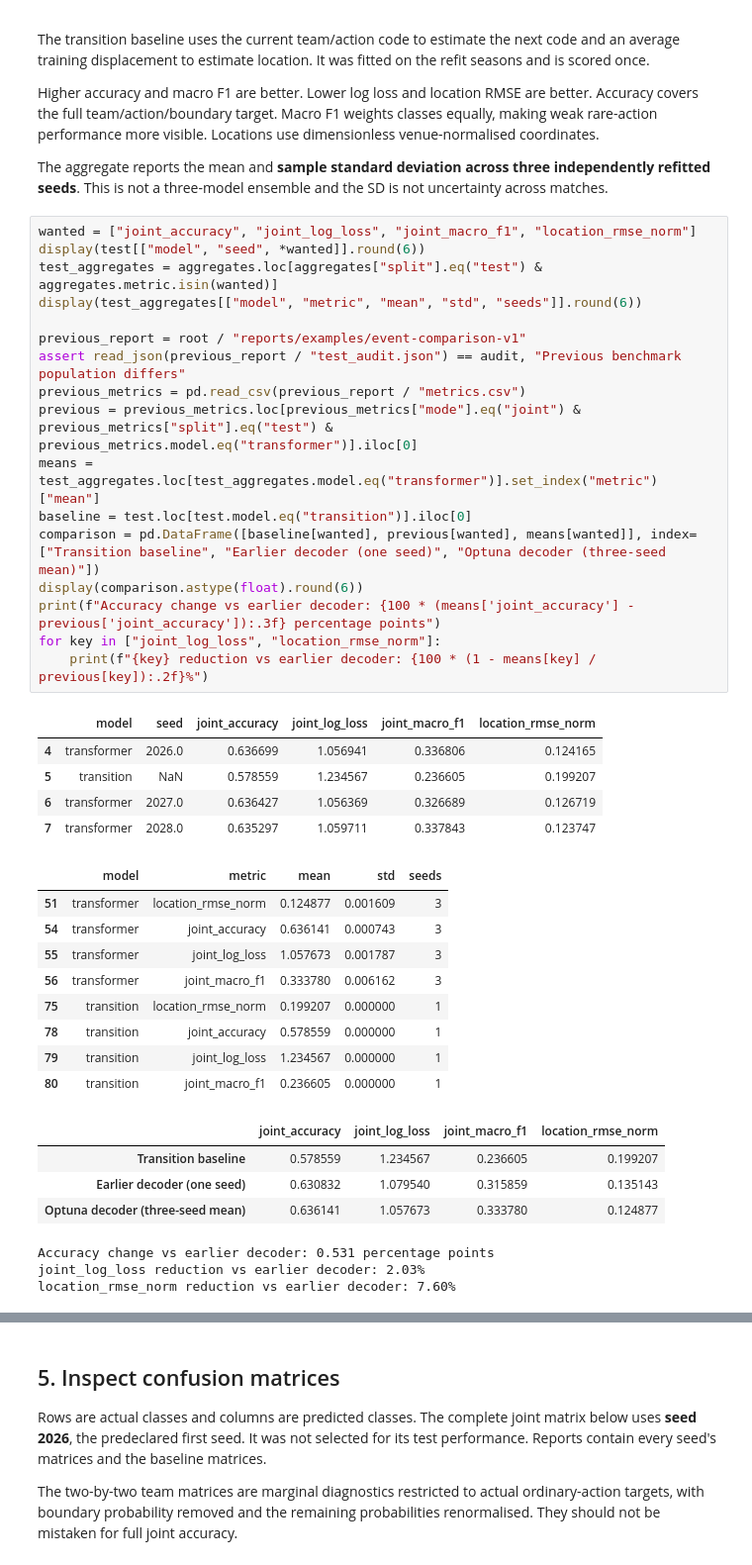
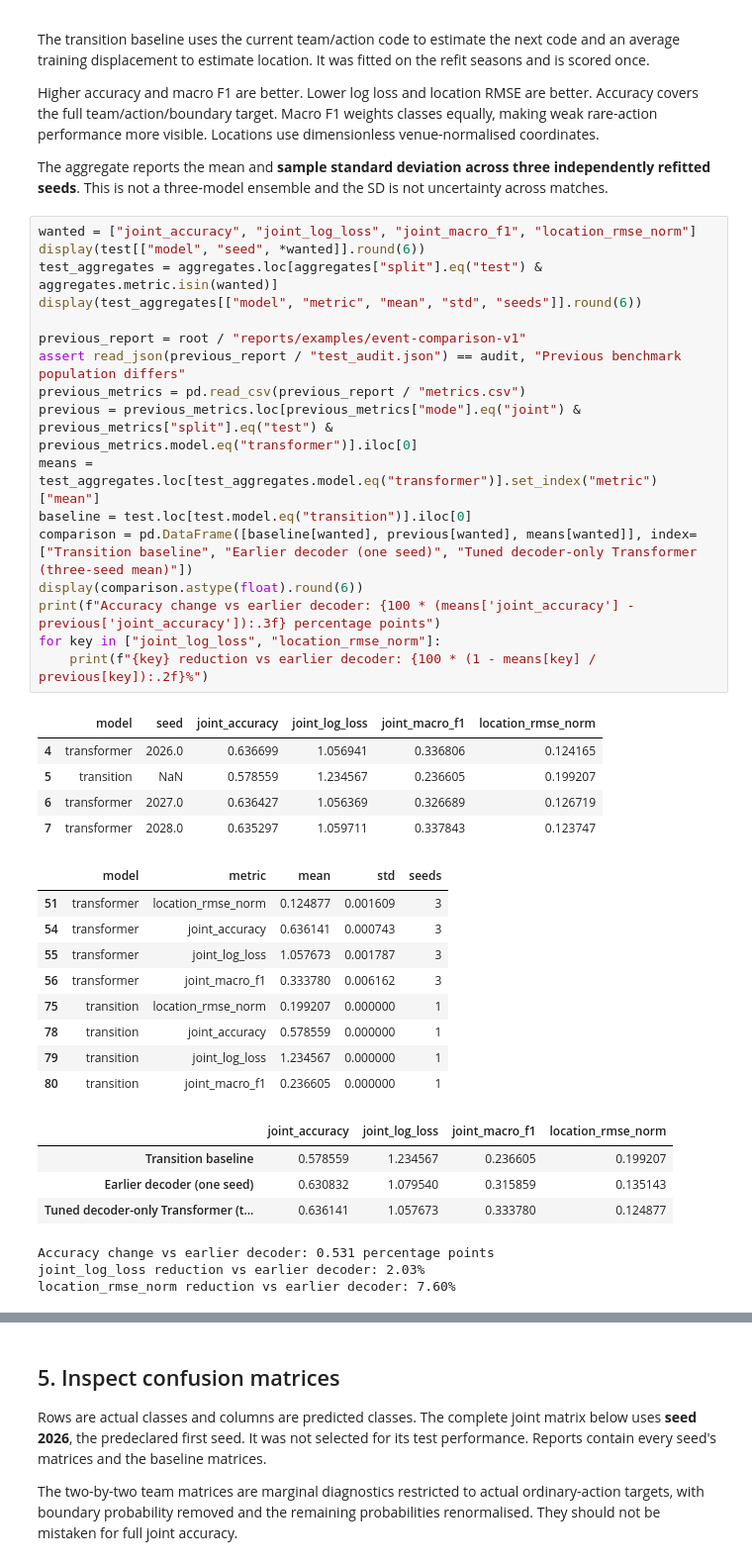
Before and after one commit to boetomo/afl-opposition-analysis, a Jupyter notebook: notebooks/15_decoder_evaluation.ipynb, the cells around one changed output, grey strips where cells are left out. Shown at 99% size. Drawn from its saved outputs; the diff is of its cells as text.

Commit message:
docs: distinguish decoder model name from Optuna tuning

```diff
--- a/notebooks/15_decoder_evaluation.ipynb
+++ b/notebooks/15_decoder_evaluation.ipynb
@@ -125,35 +125,35 @@ test_aggregates = aggregates.loc[aggregates["split"].eq("test") & aggregates.met
 display(test_aggregates[["model", "metric", "mean", "std", "seeds"]].round(6))
 
 previous_report = root / "reports/examples/event-comparison-v1"
 assert read_json(previous_report / "test_audit.json") == audit, "Previous benchmark population differs"
 previous_metrics = pd.read_csv(previous_report / "metrics.csv")
 previous = previous_metrics.loc[previous_metrics["mode"].eq("joint") & previous_metrics["split"].eq("test") & previous_metrics.model.eq("transformer")].iloc[0]
 means = test_aggregates.loc[test_aggregates.model.eq("transformer")].set_index("metric")["mean"]
 baseline = test.loc[test.model.eq("transition")].iloc[0]
-comparison = pd.DataFrame([baseline[wanted], previous[wanted], means[wanted]], index=["Transition baseline", "Earlier decoder (one seed)", "Optuna decoder (three-seed mean)"])
+comparison = pd.DataFrame([baseline[wanted], previous[wanted], means[wanted]], index=["Transition baseline", "Earlier decoder (one seed)", "Tuned decoder-only Transformer (three-seed mean)"])
 display(comparison.astype(float).round(6))
 print(f"Accuracy change vs earlier decoder: {100 * (means['joint_accuracy'] - previous['joint_accuracy']):.3f} percentage points")
 for key in ["joint_log_loss", "location_rmse_norm"]:
     print(f"{key} reduction vs earlier decoder: {100 * (1 - means[key] / previous[key]):.2f}%")
 # %% [output]
 |  | model | seed | joint_accuracy | joint_log_loss | joint_macro_f1 | location_rmse_norm |
 | 4 | transformer | 2026.0 | 0.636699 | 1.056941 | 0.336806 | 0.124165 |
 | 5 | transition | NaN | 0.578559 | 1.234567 | 0.236605 | 0.199207 |
 | 6 | transformer | 2027.0 | 0.636427 | 1.056369 | 0.326689 | 0.126719 |
 | 7 | transformer | 2028.0 | 0.635297 | 1.059711 | 0.337843 | 0.123747 |
 |  | model | metric | mean | std | seeds |
 | 51 | transformer | location_rmse_norm | 0.124877 | 0.001609 | 3 |
 | 54 | transformer | joint_accuracy | 0.636141 | 0.000743 | 3 |
 | 55 | transformer | joint_log_loss | 1.057673 | 0.001787 | 3 |
 | 56 | transformer | joint_macro_f1 | 0.333780 | 0.006162 | 3 |
 | 75 | transition | location_rmse_norm | 0.199207 | 0.000000 | 1 |
 | 78 | transition | joint_accuracy | 0.578559 | 0.000000 | 1 |
 | 79 | transition | joint_log_loss | 1.234567 | 0.000000 | 1 |
 | 80 | transition | joint_macro_f1 | 0.236605 | 0.000000 | 1 |
 |  | joint_accuracy | joint_log_loss | joint_macro_f1 | location_rmse_norm |
 | Transition baseline | 0.578559 | 1.234567 | 0.236605 | 0.199207 |
 | Earlier decoder (one seed) | 0.630832 | 1.079540 | 0.315859 | 0.135143 |
-| Optuna decoder (three-seed mean) | 0.636141 | 1.057673 | 0.333780 | 0.124877 |
+| Tuned decoder-only Transformer (t... | 0.636141 | 1.057673 | 0.333780 | 0.124877 |
 Accuracy change vs earlier decoder: 0.531 percentage points
 joint_log_loss reduction vs earlier decoder: 2.03%
 location_rmse_norm reduction vs earlier decoder: 7.60%
```
Also changed, not shown: parts of 2 cells of this notebook, 8 other files.
